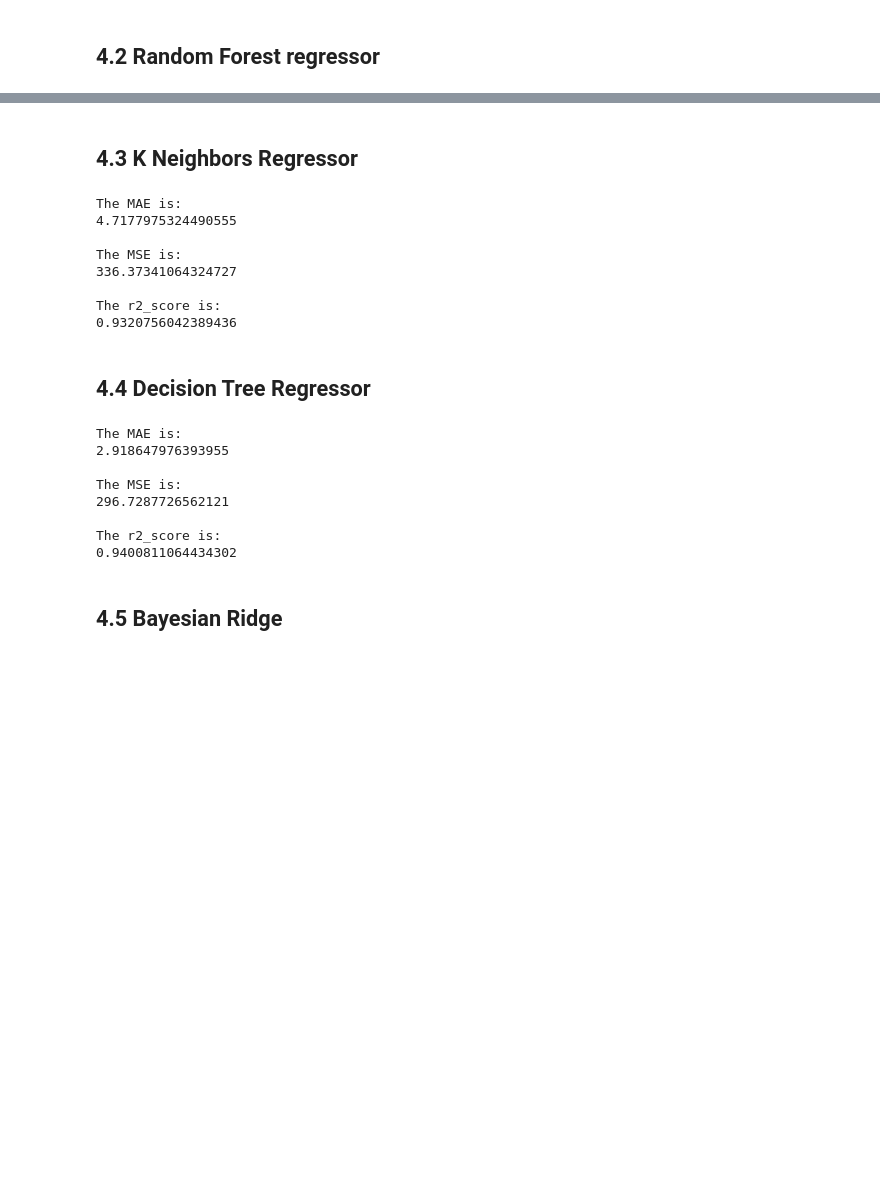
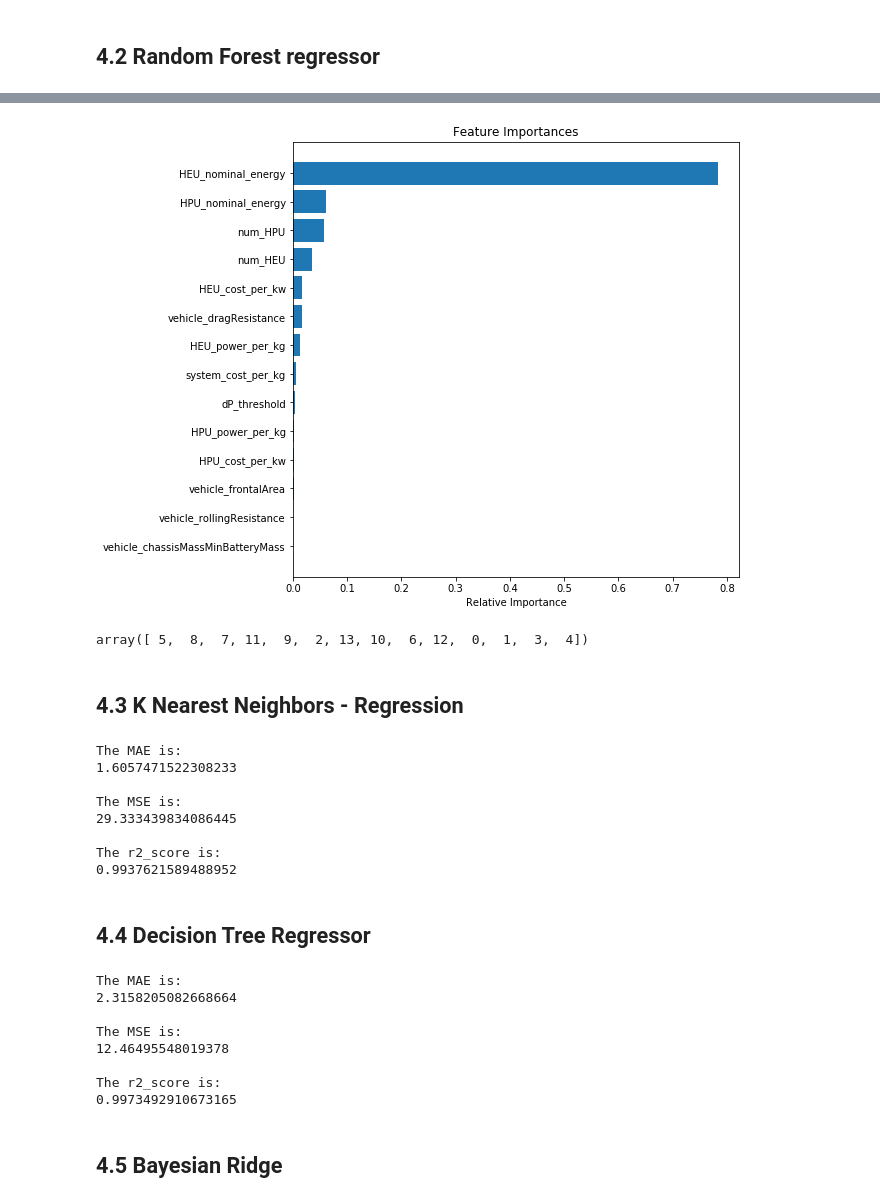
Before and after one commit to minzhou1003/electra-vehicle-range-prediction, a Jupyter notebook: vehicle_range_prediction.ipynb, the cells around one changed output, grey strips where cells are left out. Drawn from its saved outputs; the diff is of its cells as text; code cells hidden in the pictures; blank space fills up the shorter version.

```diff
--- a/vehicle_range_prediction.ipynb
+++ b/vehicle_range_prediction.ipynb
@@ -154,5 +207,5 @@ feature_name_list
 # %%
 X = input_df.values.astype(float)
-y = feature_df.T['system_range'].values.astype(float)
+y = features['system_range'].values.astype(float)
 print(X.shape, y.shape)
 # %% [output]
@@ -221,9 +301,25 @@ The r2_score is:
+# %%
+# Plot the feature importances of the forest
+importances = rf.feature_importances_
+indices = np.argsort(importances)
+plt.figure(figsize=(8,8))
+plt.title('Feature Importances')
+plt.barh(range(len(indices)), importances[indices], align='center')
+plt.yticks(range(len(indices)), [input_df.columns[i] for i in indices])
+plt.xlabel('Relative Importance')
+plt.savefig('feature_importance.png', bbox_inches='tight');
+# %% [output]
+[figure, added]
+# %%
+indices
+# %% [output]
+array([ 5,  8,  7, 11,  9,  2, 13, 10,  6, 12,  0,  1,  3,  4])
 # %% [markdown]
-## 4.3 K Neighbors Regressor
+## 4.3 K Nearest Neighbors - Regression
 # %%
 from sklearn.neighbors import KNeighborsRegressor
 
-knn = KNeighborsRegressor(n_neighbors=3)
+knn = KNeighborsRegressor(n_neighbors=2, p=1)
 knn.fit(X_train, y_train)
 y_pred = knn.predict(X_test)
 
@@ -236,10 +332,10 @@ print('\nThe r2_score is: ')
 print(r2_score(y_test, y_pred))
 # %% [output]
 The MAE is:
-4.7177975324490555
+1.6057471522308233
 
 The MSE is:
-336.37341064324727
+29.333439834086445
 
 The r2_score is:
-0.9320756042389436
+0.9937621589488952
@@ -248,7 +348,7 @@ The r2_score is:
 # %%
 from sklearn.tree import DecisionTreeRegressor
 
-regr = DecisionTreeRegressor(max_depth=5)
+regr = DecisionTreeRegressor(max_depth=10)
 regr.fit(X_train, y_train)
 y_pred = regr.predict(X_test)
 
@@ -261,10 +361,10 @@ print('\nThe r2_score is: ')
 print(r2_score(y_test, y_pred))
 # %% [output]
 The MAE is:
-2.918647976393955
+2.3158205082668664
 
 The MSE is:
-296.7287726562121
+12.46495548019378
 
 The r2_score is:
-0.9400811064434302
+0.9973492910673165
```
Also changed, not shown: parts of 59 cells of this notebook.
